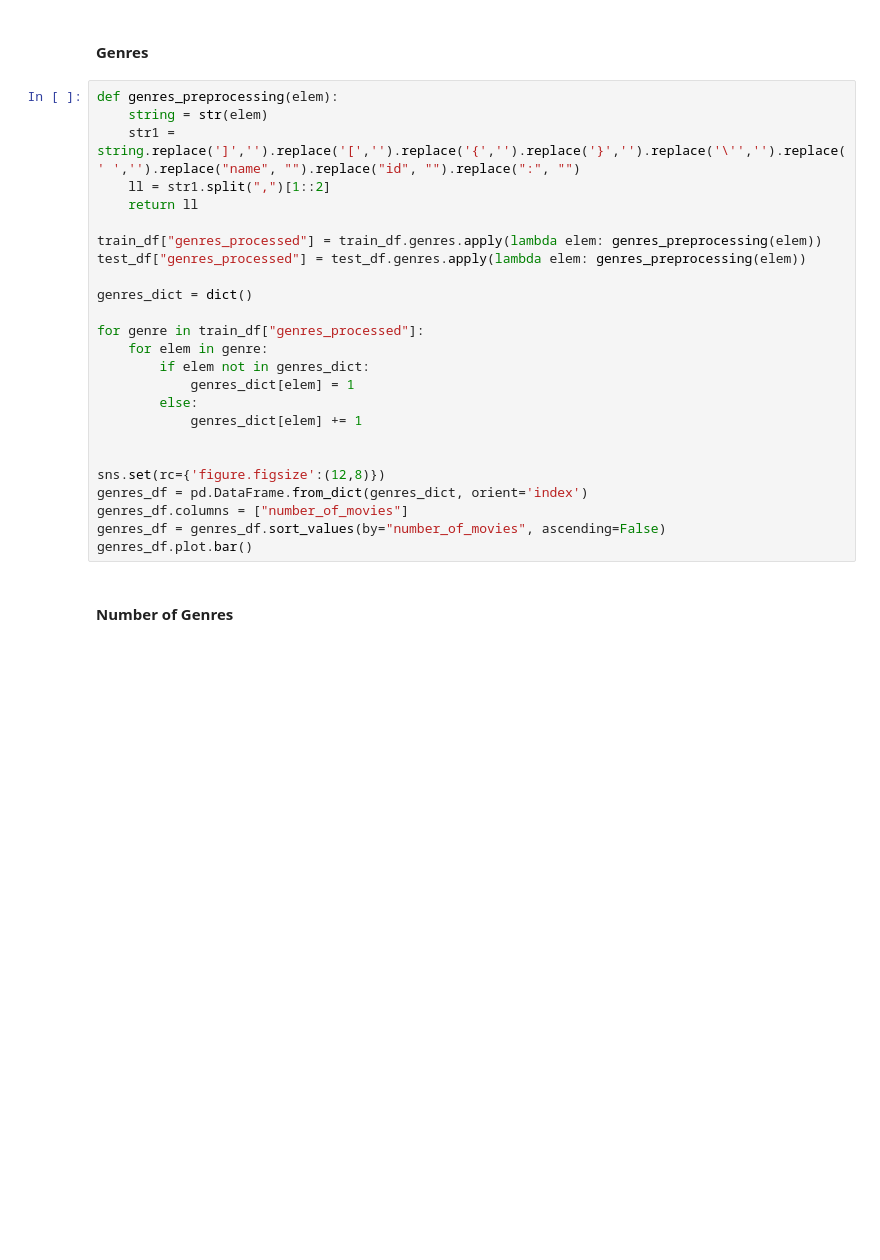
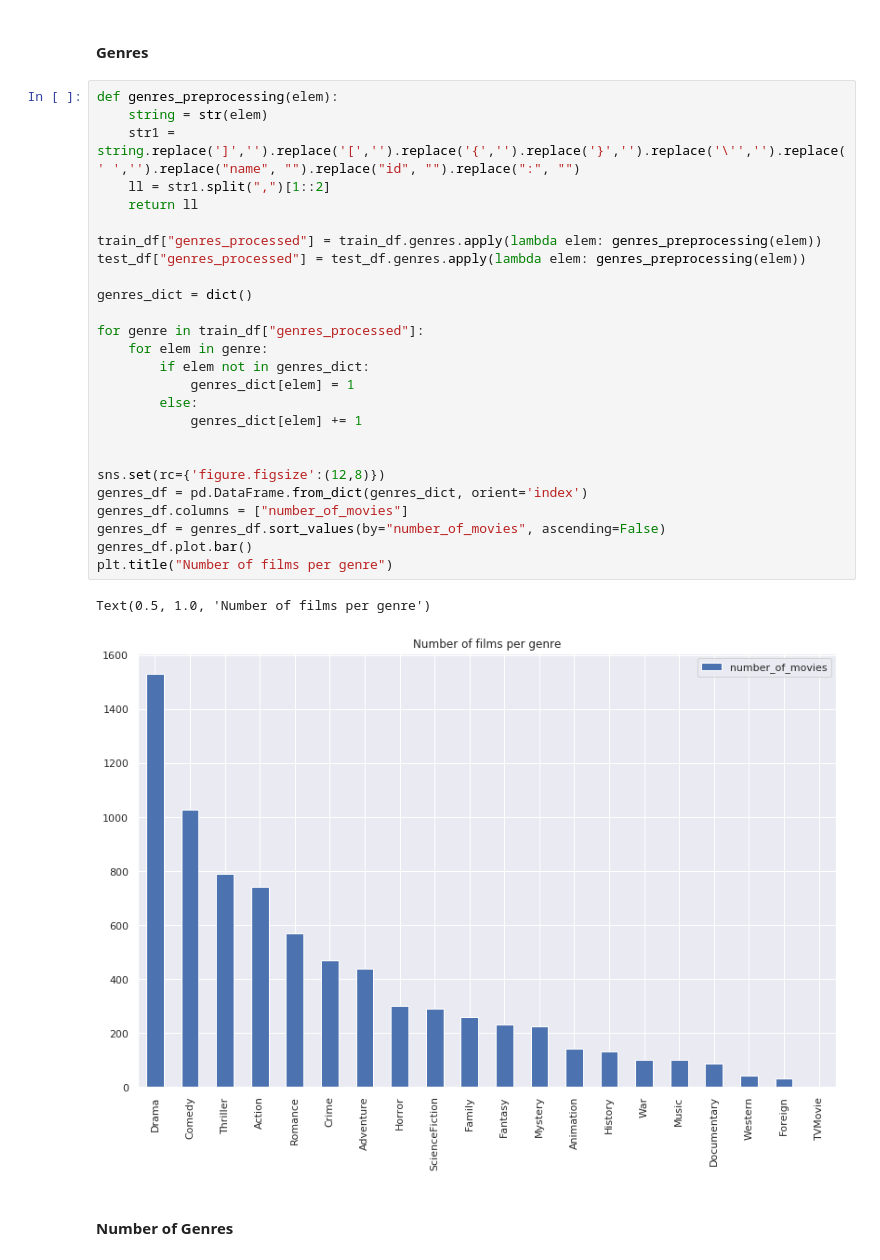
Before and after one commit to praxitelisk/TMDB-Box-Office-Prediction, a Jupyter notebook: TMDB Box Office Prediction EDA + ML.ipynb, the cells around one changed output. Saved outputs shown, nothing was run; the diff lists cells and outputs as text; blank space fills up the shorter version.

```diff
--- a/TMDB Box Office Prediction EDA + ML.ipynb
+++ b/TMDB Box Office Prediction EDA + ML.ipynb
@@ -90,28 +141,32 @@ test_df["log_budget"] = np.log1p(test_df.budget)
 # %%
 def genres_preprocessing(elem):
     string = str(elem)
     str1 = string.replace(']','').replace('[','').replace('{','').replace('}','').replace('\'','').replace(' ','').replace("name", "").replace("id", "").replace(":", "")
     ll = str1.split(",")[1::2]
     return ll
 
 train_df["genres_processed"] = train_df.genres.apply(lambda elem: genres_preprocessing(elem))
 test_df["genres_processed"] = test_df.genres.apply(lambda elem: genres_preprocessing(elem))
 
 genres_dict = dict()
 
 for genre in train_df["genres_processed"]:
     for elem in genre:
         if elem not in genres_dict:
             genres_dict[elem] = 1
         else:
             genres_dict[elem] += 1
 
 
 sns.set(rc={'figure.figsize':(12,8)})
 genres_df = pd.DataFrame.from_dict(genres_dict, orient='index')
 genres_df.columns = ["number_of_movies"]
 genres_df = genres_df.sort_values(by="number_of_movies", ascending=False)
 genres_df.plot.bar()
+plt.title("Number of films per genre")
+# %% [output]
+Text(0.5, 1.0, 'Number of films per genre')
+[figure, added]
 # %% [markdown]
 #### Number of Genres
 # %%
```
Also changed, not shown: parts of 44 cells of this notebook.
